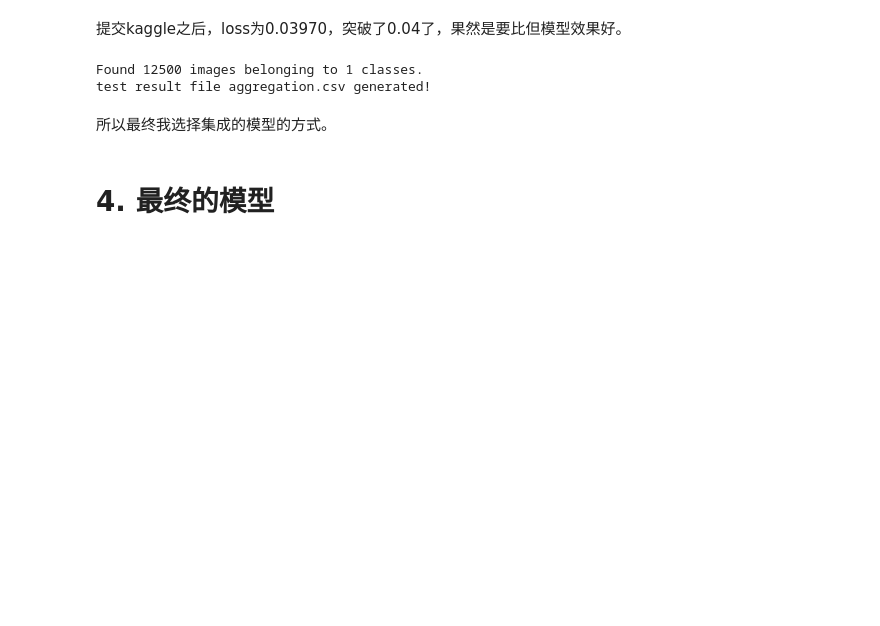
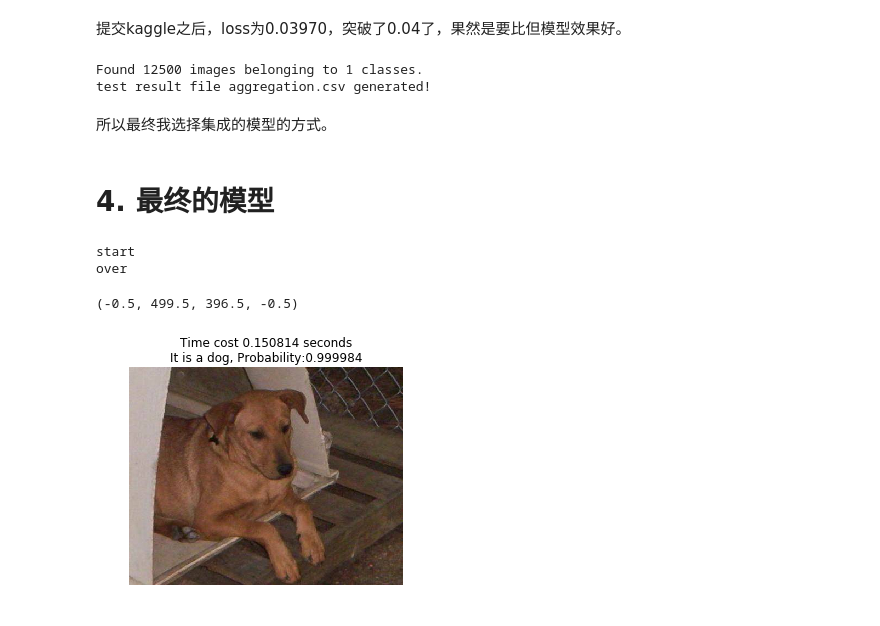
Before and after one commit to rikichou/final, a Jupyter notebook: dog_vs_cat.ipynb, the cells around one changed output. Drawn from its saved outputs; the diff is of its cells as text; code cells hidden in the pictures; blank space fills up the shorter version.

```diff
--- a/dog_vs_cat.ipynb
+++ b/dog_vs_cat.ipynb
@@ -729,36 +729,42 @@ import cv2
 import numpy as np
 import sys
 import time
 %matplotlib inline
 
-picture = 'train/cat.0.jpg'
+picture = 'train/dog.100.jpg'
 
-start = time()
-
+start = time.time()
+print ('start')
 ## read image and change channel order
 image = cv2.imread(picture)
 image = cv2.cvtColor(image,cv2.COLOR_BGR2RGB)
 
 ## resize image
 res_img_input = cv2.resize(image, (resNet_input_shape[0], resNet_input_shape[1]))
 inc_img_input = cv2.resize(image, (inc_input_shape[0], inc_input_shape[1]))
 xce_img_input = cv2.resize(image, (xce_input_shape[0], xce_input_shape[1]))
 
 ## expand dimensions
 res_img_input= np.expand_dims(res_img_input,axis=0)
 inc_img_input= np.expand_dims(inc_img_input,axis=0)
 xce_img_input= np.expand_dims(xce_img_input,axis=0)
 
 ## predict result
 result = model.predict([res_img_input, inc_img_input, xce_img_input])
 
-end = time()
+print ('over')
+end = time.time()
 
 plt.imshow(image)
 
 if result >= 0.5:
-    plt.title('Time cost %fs, It is a dog, Probability:%f' % (end-start, str(result)))
+    plt.title('Time cost %f seconds\nIt is a dog, Probability:%f' % (end-start, result))
 else:
-    plt.title('Time cost %fs, It is a cat, Probability:%f' % (end-start, str(result)))
+    plt.title('Time cost %f seconds\nIt is a cat, Probability:%f' % (end-start, 1-result))
 ##可以取消坐标的显示
 plt.axis("off")
+# %% [output]
+start
+over
+(-0.5, 499.5, 396.5, -0.5)
+[figure, added]
```
